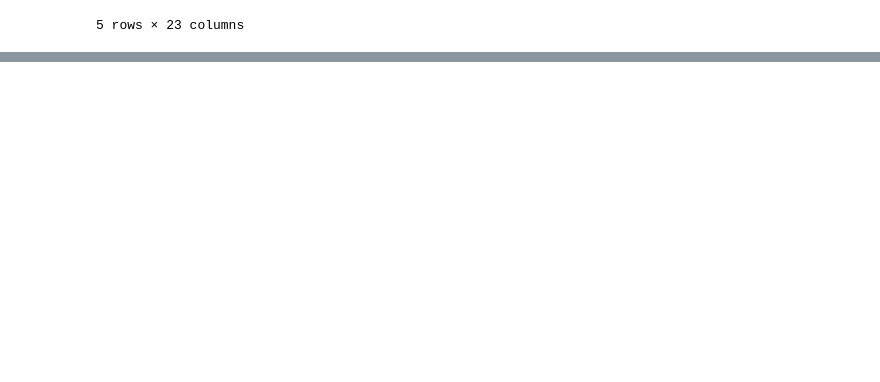
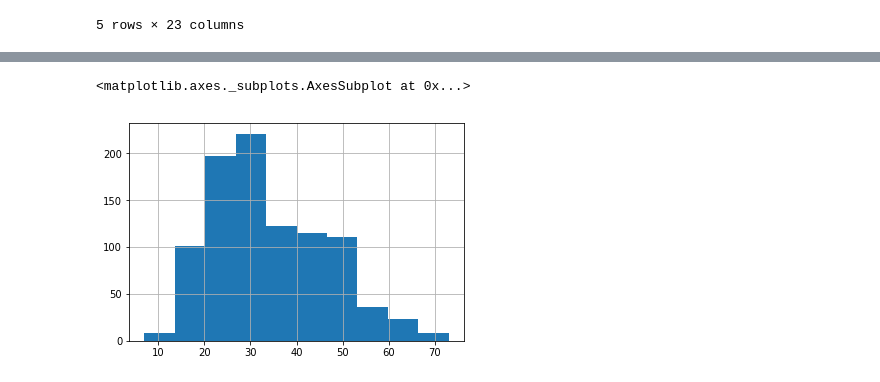
Before and after one commit to shirkeyaws/sagemaker-recommender-workshop, a Jupyter notebook: 01_exploring_data.ipynb, the cells around one changed output, grey strips where cells are left out. Cells and saved outputs as stored; diff of their text form; code cells hidden in the pictures; blank space fills up the shorter version.

```diff
--- a/01_exploring_data.ipynb
+++ b/01_exploring_data.ipynb
@@ -108,0 +157,4 @@ items.head()
+# %%
+users = pd.read_csv("u.user", sep='|', header=None,
+    names=['userid', 'age', 'gender', 'occupation', 'postal_code'])
+users.head()
@@ -108,0 +168,5 @@ items.head()
+# %%
+users['age'].hist(bins=10)
+# %% [output]
+<matplotlib.axes._subplots.AxesSubplot at 0x...>
+[figure, added]
```
Also changed, not shown: parts of 22 cells of this notebook, 1 other file.
